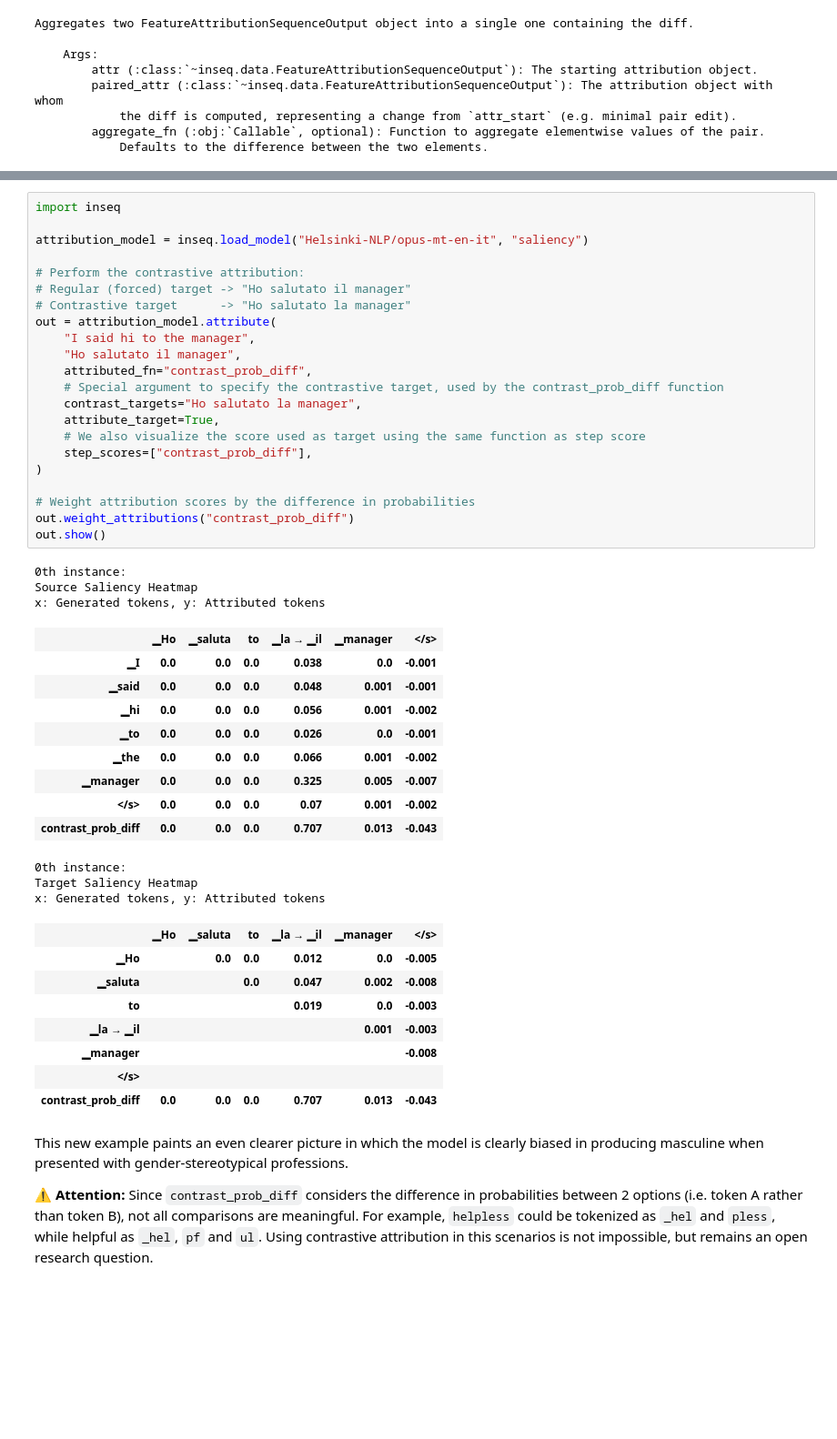
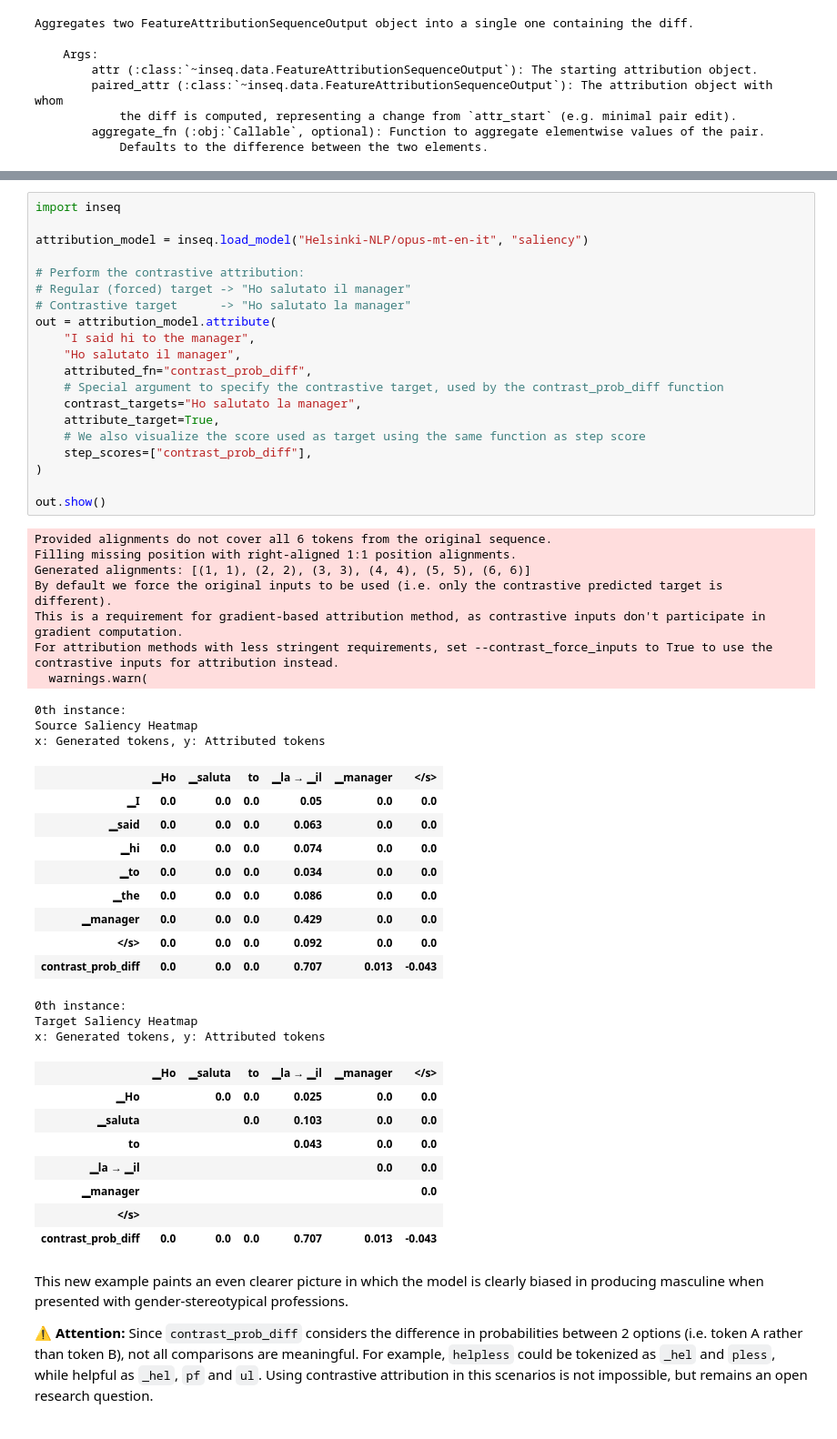
Before and after one commit to inseq-team/inseq, a Jupyter notebook: examples/inseq_tutorial.ipynb, the cells around one changed output, grey strips where cells are left out. Shown: that part at 91% size. Saved outputs shown, nothing was run; the diff lists cells and outputs as text; blank space fills up the shorter version.

```diff
--- a/examples/inseq_tutorial.ipynb
+++ b/examples/inseq_tutorial.ipynb
@@ -513,47 +513,52 @@ Inseq allows users to specify custom attribution targets using the `attributed_f
 # %%
 import inseq
 
 attribution_model = inseq.load_model("Helsinki-NLP/opus-mt-en-it", "saliency")
 
 # Perform the contrastive attribution:
 # Regular (forced) target -> "Ho salutato il manager"
 # Contrastive target      -> "Ho salutato la manager"
 out = attribution_model.attribute(
     "I said hi to the manager",
     "Ho salutato il manager",
     attributed_fn="contrast_prob_diff",
     # Special argument to specify the contrastive target, used by the contrast_prob_diff function
     contrast_targets="Ho salutato la manager",
     attribute_target=True,
     # We also visualize the score used as target using the same function as step score
     step_scores=["contrast_prob_diff"],
 )
 
-# Weight attribution scores by the difference in probabilities
-out.weight_attributions("contrast_prob_diff")
 out.show()
 # %% [output]
-0th instance:
-Source Saliency Heatmap
-x: Generated tokens, y: Attributed tokens
+Provided alignments do not cover all 6 tokens from the original sequence.
+Filling missing position with right-aligned 1:1 position alignments.
+Generated alignments: [(1, 1), (2, 2), (3, 3), (4, 4), (5, 5), (6, 6)]
+By default we force the original inputs to be used (i.e. only the contrastive predicted target is different).
+This is a requirement for gradient-based attribution method, as contrastive inputs don't participate in gradient computation.
+For attribution methods with less stringent requirements, set --contrast_force_inputs to True to use the contrastive inputs for attribution instead.
+  warnings.warn(
+0th instance:
+Source Saliency Heatmap
+x: Generated tokens, y: Attributed tokens
 |  | ▁Ho | ▁saluta | to | ▁la → ▁il | ▁manager | </s> |
-| ▁I | 0.0 | 0.0 | 0.0 | 0.038 | 0.0 | -0.001 |
-| ▁said | 0.0 | 0.0 | 0.0 | 0.048 | 0.001 | -0.001 |
-| ▁hi | 0.0 | 0.0 | 0.0 | 0.056 | 0.001 | -0.002 |
-| ▁to | 0.0 | 0.0 | 0.0 | 0.026 | 0.0 | -0.001 |
-| ▁the | 0.0 | 0.0 | 0.0 | 0.066 | 0.001 | -0.002 |
-| ▁manager | 0.0 | 0.0 | 0.0 | 0.325 | 0.005 | -0.007 |
-| </s> | 0.0 | 0.0 | 0.0 | 0.07 | 0.001 | -0.002 |
+| ▁I | 0.0 | 0.0 | 0.0 | 0.05 | 0.0 | 0.0 |
+| ▁said | 0.0 | 0.0 | 0.0 | 0.063 | 0.0 | 0.0 |
+| ▁hi | 0.0 | 0.0 | 0.0 | 0.074 | 0.0 | 0.0 |
+| ▁to | 0.0 | 0.0 | 0.0 | 0.034 | 0.0 | 0.0 |
+| ▁the | 0.0 | 0.0 | 0.0 | 0.086 | 0.0 | 0.0 |
+| ▁manager | 0.0 | 0.0 | 0.0 | 0.429 | 0.0 | 0.0 |
+| </s> | 0.0 | 0.0 | 0.0 | 0.092 | 0.0 | 0.0 |
 | contrast_prob_diff | 0.0 | 0.0 | 0.0 | 0.707 | 0.013 | -0.043 |
-0th instance:
-Target Saliency Heatmap
-x: Generated tokens, y: Attributed tokens
+0th instance:
+Target Saliency Heatmap
+x: Generated tokens, y: Attributed tokens
 |  | ▁Ho | ▁saluta | to | ▁la → ▁il | ▁manager | </s> |
-| ▁Ho |  | 0.0 | 0.0 | 0.012 | 0.0 | -0.005 |
-| ▁saluta |  |  | 0.0 | 0.047 | 0.002 | -0.008 |
-| to |  |  |  | 0.019 | 0.0 | -0.003 |
-| ▁la → ▁il |  |  |  |  | 0.001 | -0.003 |
-| ▁manager |  |  |  |  |  | -0.008 |
+| ▁Ho |  | 0.0 | 0.0 | 0.025 | 0.0 | 0.0 |
+| ▁saluta |  |  | 0.0 | 0.103 | 0.0 | 0.0 |
+| to |  |  |  | 0.043 | 0.0 | 0.0 |
+| ▁la → ▁il |  |  |  |  | 0.0 | 0.0 |
+| ▁manager |  |  |  |  |  | 0.0 |
 | </s> |  |  |  |  |  |  |
 | contrast_prob_diff | 0.0 | 0.0 | 0.0 | 0.707 | 0.013 | -0.043 |
 # %% [markdown]
```
Also changed, not shown: parts of 6 cells of this notebook, 8 other files.
